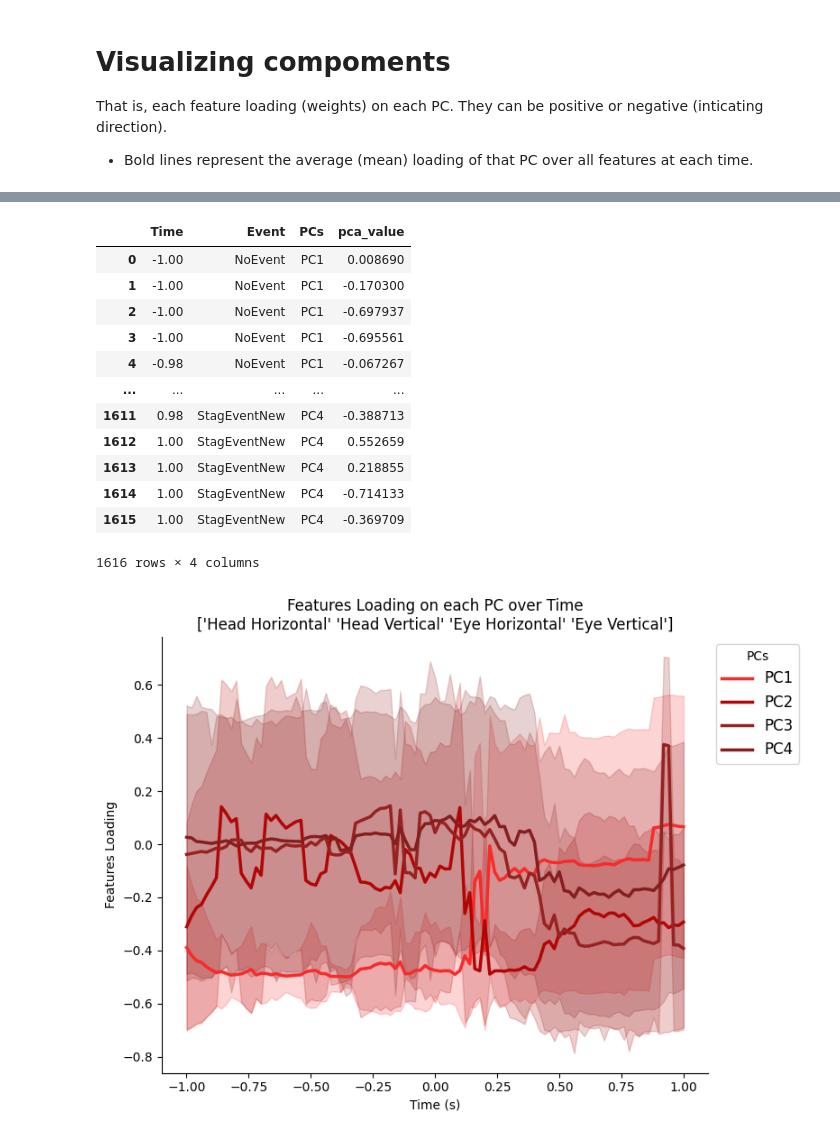
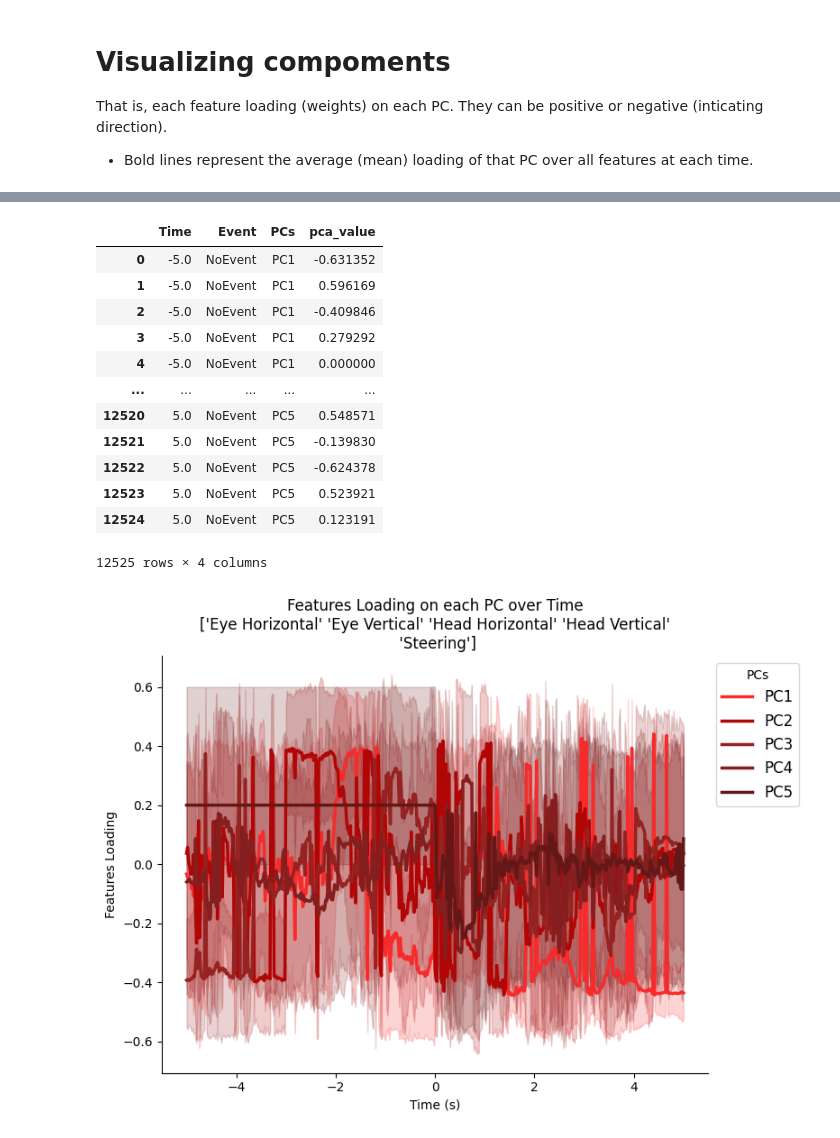
Before and after one commit to JohnMadrid/fpca-takeOverRequests, a Jupyter notebook: loadings_analysis.ipynb, the cells around one changed output, grey strips where cells are left out. Drawn from its saved outputs; the diff is of its cells as text; code cells hidden in the pictures.

```diff
--- a/loadings_analysis.ipynb
+++ b/loadings_analysis.ipynb
@@ -15,7 +15,7 @@ import glob
 base_dir = 'results/'
 folder = 'components'
 folder_path = os.path.join(base_dir, folder)
-csv_files = glob.glob(os.path.join(folder_path, 'event_StagEventNew/components_event_StagEventNew_timestamp_all_4_variables.csv'))
+csv_files = glob.glob(os.path.join(folder_path, 'event_StagEventNew/components_event_StagEventNew_timestamp_all_5_variables.csv'))
 print(f"Found {len(csv_files)} CSV files in /data/pca_results/components/:")
 for f in csv_files:
     print(f"File: {os.path.basename(f)}")
@@ -56,51 +56,51 @@ components_df = components_df.drop(columns=['Features']).melt(id_vars=['Time','E
 components_df
 # %% [output]
 |  | Time | Event | PCs | pca_value |
-| 0 | -1.00 | NoEvent | PC1 | 0.008690 |
-| 1 | -1.00 | NoEvent | PC1 | -0.170300 |
-| 2 | -1.00 | NoEvent | PC1 | -0.697937 |
-| 3 | -1.00 | NoEvent | PC1 | -0.695561 |
-| 4 | -0.98 | NoEvent | PC1 | -0.067267 |
+| 0 | -5.0 | NoEvent | PC1 | -0.631352 |
+| 1 | -5.0 | NoEvent | PC1 | 0.596169 |
+| 2 | -5.0 | NoEvent | PC1 | -0.409846 |
+| 3 | -5.0 | NoEvent | PC1 | 0.279292 |
+| 4 | -5.0 | NoEvent | PC1 | 0.000000 |
 | ... | ... | ... | ... | ... |
-| 1611 | 0.98 | StagEventNew | PC4 | -0.388713 |
-| 1612 | 1.00 | StagEventNew | PC4 | 0.552659 |
-| 1613 | 1.00 | StagEventNew | PC4 | 0.218855 |
-| 1614 | 1.00 | StagEventNew | PC4 | -0.714133 |
-| 1615 | 1.00 | StagEventNew | PC4 | -0.369709 |
+| 12520 | 5.0 | NoEvent | PC5 | 0.548571 |
+| 12521 | 5.0 | NoEvent | PC5 | -0.139830 |
+| 12522 | 5.0 | NoEvent | PC5 | -0.624378 |
+| 12523 | 5.0 | NoEvent | PC5 | 0.523921 |
+| 12524 | 5.0 | NoEvent | PC5 | 0.123191 |
-1616 rows × 4 columns
+12525 rows × 4 columns
 # %%
 import matplotlib.pyplot as plt
 
 # Example color palette you provided
 color_pca = {
     'PC1': '#F72B2B', 'PC2': '#B10606',
     'PC3': '#962222', 'PC4': '#851E1E',
     'PC5': '#641717', 'PC6': '#430F0F',
     # 'PC7': '#3A0E0E', 'PC8': '#320C0C',
     # 'PC9': '#2B0A0A', 'PC10': '#240808'
 }
 
 # Select PCs to plot
-pcs = ['PC1', 'PC2', 'PC3', 'PC4']#, 'PC5']
+pcs = ['PC1', 'PC2', 'PC3', 'PC4', 'PC5']
 
 fig, ax= plt.subplots(figsize=(8, 6))
 
 sns.lineplot(x='Time', y='pca_value', data=components_df, hue='PCs', linewidth=2.5, linestyle='-', palette=color_pca)
 # for pc in pcs:
 #     ax.plot(variances_df['Time'], variances_df[pc], label=pc, color=color_pca.get(pc, '#000000'))
 # Remove the default legend as we'll create a custom one later
 # ax.legend()#.remove()
 sns.move_legend(ax, "upper left", bbox_to_anchor=(1, 1), fontsize=12)
 sns.despine(ax=ax, offset=0, trim=False)
 plt.xlabel('Time (s)')
 plt.ylabel('Features Loading')
 plt.title(f'Features Loading on each PC over Time\n{features}')
 # plt.legend(title='Principal Components')
 plt.grid(False)
 plt.tight_layout()
 plt.show()
 # %% [output]
-[figure, old version]
+[figure, new version]
 # %%
 # =========================
 # Feature-aware PCA visuals
```
Also changed, not shown: parts of 2 cells of this notebook, 1 other file.
